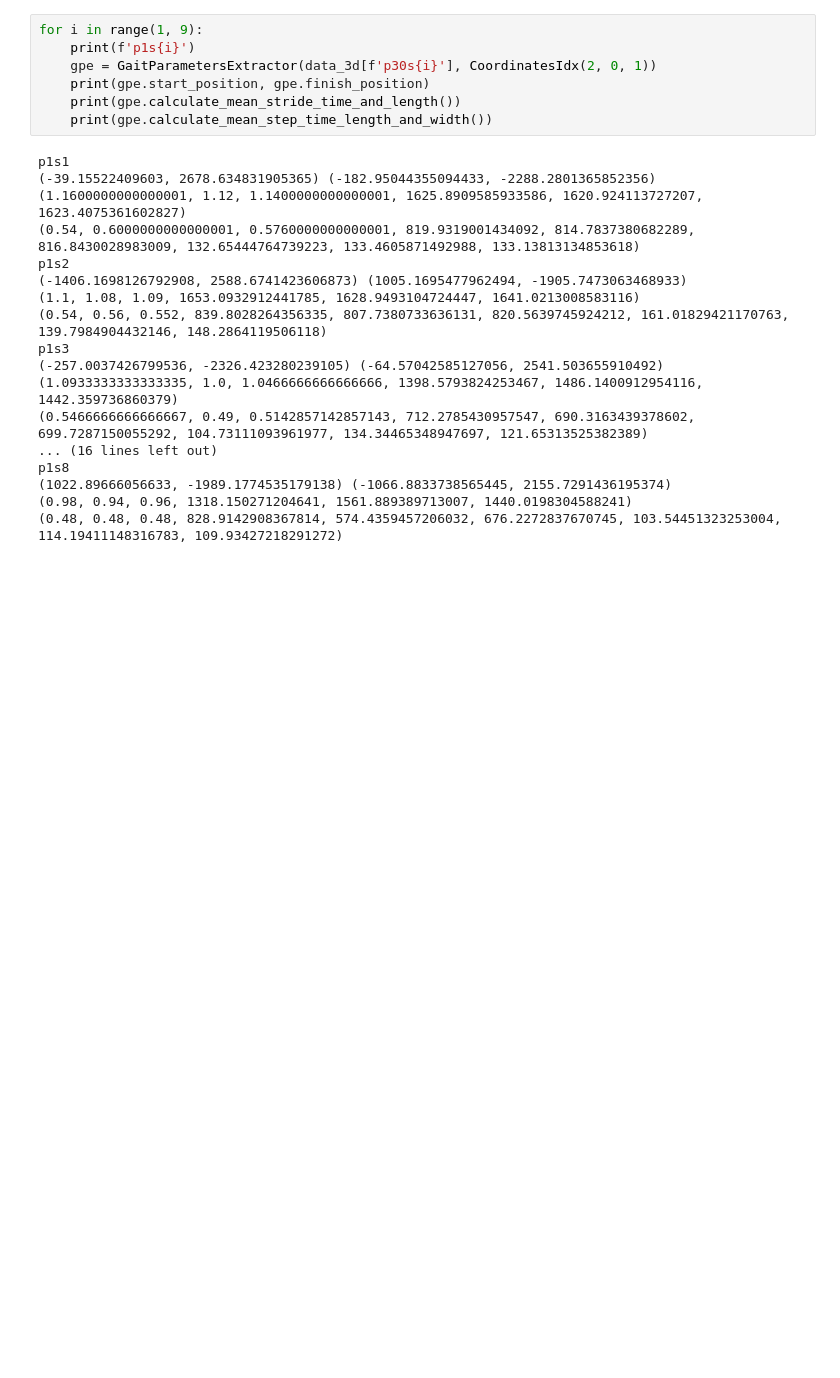
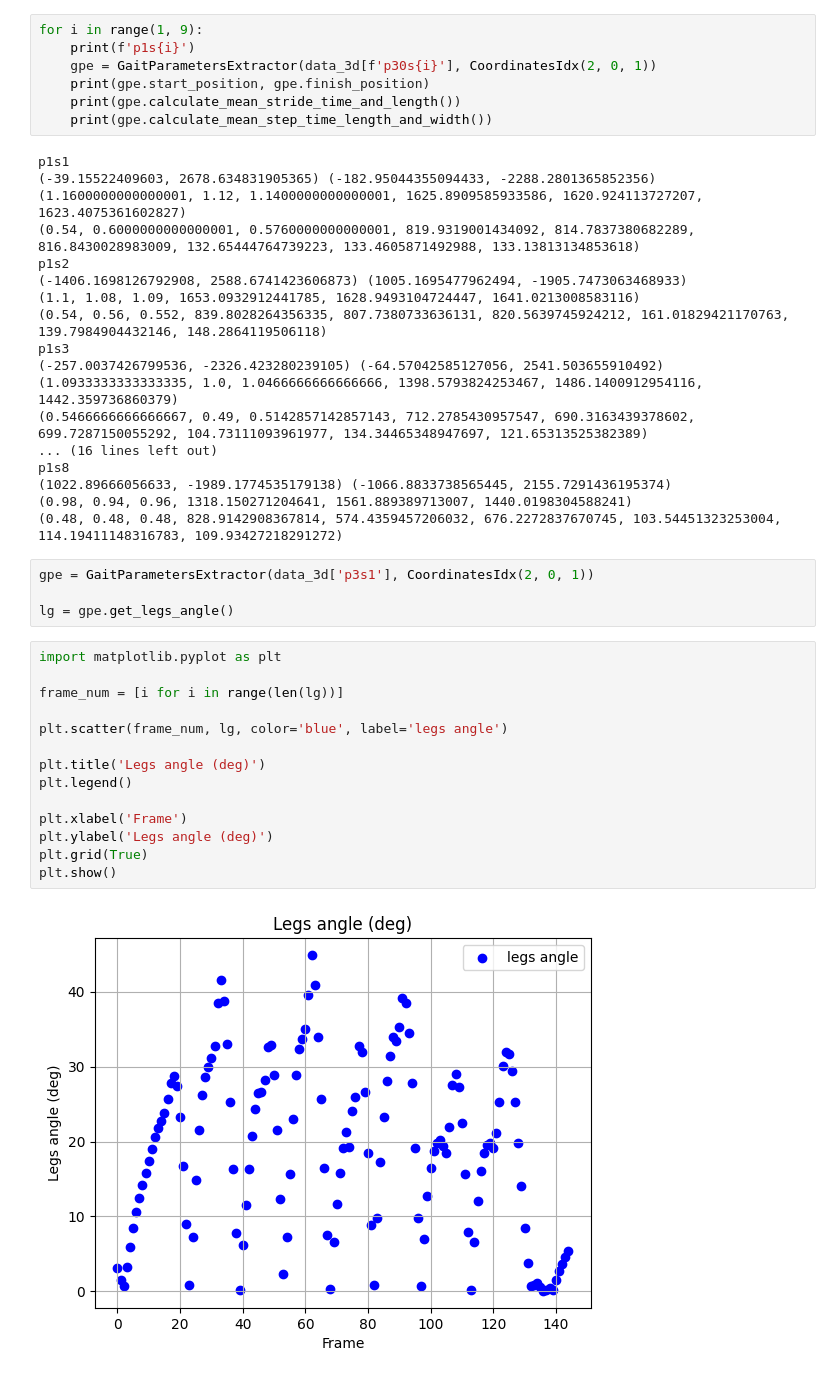
Before and after one commit to mklimek001/gait-features-identification, a Jupyter notebook: gait_analysis.ipynb, the cells around one changed output. Drawn from its saved outputs; the diff is of its cells as text; blank space fills up the shorter version.

Commit message:
angle parameters added to gait analysis framework

```diff
--- a/gait_analysis.ipynb
+++ b/gait_analysis.ipynb
@@ -419,3 +530,23 @@ p1s8
 (1022.89666056633, -1989.1774535179138) (-1066.8833738565445, 2155.7291436195374)
 (0.98, 0.94, 0.96, 1318.150271204641, 1561.889389713007, 1440.0198304588241)
 (0.48, 0.48, 0.48, 828.9142908367814, 574.4359457206032, 676.2272837670745, 103.54451323253004, 114.19411148316783, 109.93427218291272)
+# %%
+gpe = GaitParametersExtractor(data_3d['p3s1'], CoordinatesIdx(2, 0, 1))
+
+lg = gpe.get_legs_angle()
+# %%
+import matplotlib.pyplot as plt
+
+frame_num = [i for i in range(len(lg))]
+
+plt.scatter(frame_num, lg, color='blue', label='legs angle')
+
+plt.title('Legs angle (deg)')
+plt.legend()
+
+plt.xlabel('Frame')
+plt.ylabel('Legs angle (deg)')
+plt.grid(True)
+plt.show()
+# %% [output]
+[figure, added]
```
Also changed, not shown: parts of 4 cells of this notebook.
